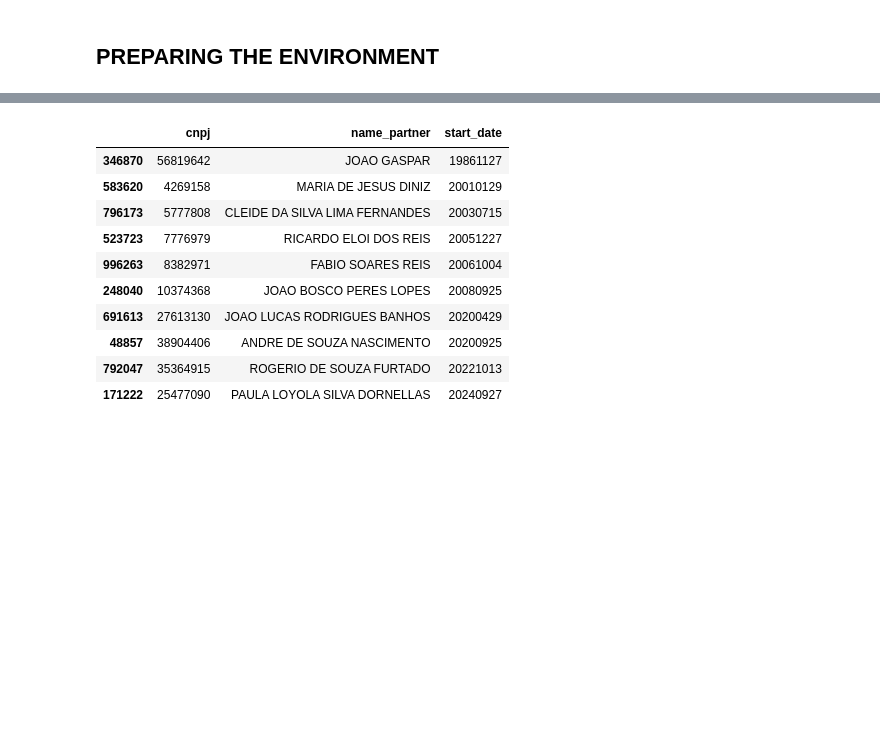
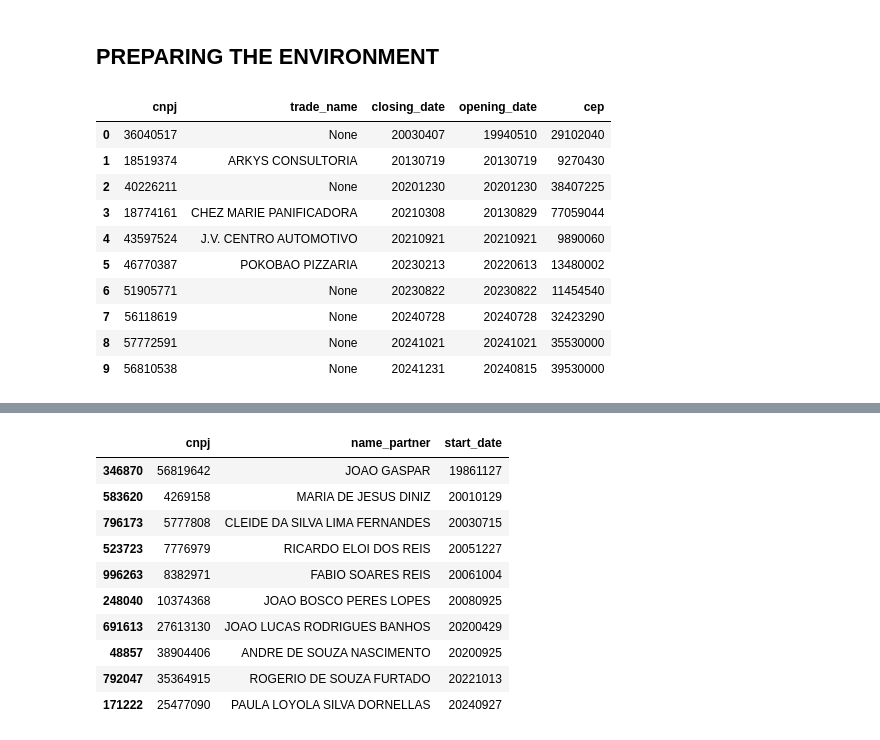
Before and after one commit to filipemedeiross/company_shareholder_based_clustering, a Jupyter notebook: notebooks/2. Bipartite Graph.ipynb, the cells around one changed output, grey strips where cells are left out. Cells and saved outputs as stored; diff of their text form; code cells hidden in the pictures; blank space fills up the shorter version.

```diff
--- a/notebooks/2. Bipartite Graph.ipynb
+++ b/notebooks/2. Bipartite Graph.ipynb
@@ -4,0 +13,45 @@
+# %%
+PARTNERS_PARQUET = '../data/parquet/partners.parquet'
+BUSINESS_PARQUET = '../data/parquet/business.parquet'
+# %%
+def get_sample_from_parquet(filename, n=10):
+    samples = []
+
+    with open(filename, mode='rb') as f:
+        pf   = ParquetFile(f)
+        idxs = sorted(random.sample(range(pf.count()), n))
+
+        current_row = 0
+        for rg in pf.iter_row_groups():
+            num_rows = len(rg)
+
+            local_indices = [
+                i - current_row
+                for i in idxs
+                if current_row <= i < current_row + num_rows
+            ]
+
+            if local_indices:
+                samples.append(rg.iloc[local_indices])
+
+            current_row += num_rows
+            if current_row > idxs[-1]:
+                break
+
+    return pd.concat(samples, ignore_index=True)
+
+
+sample = get_sample_from_parquet(BUSINESS_PARQUET)
+sample
+# %% [output]
+|  | cnpj | trade_name | closing_date | opening_date | cep |
+| 0 | 36040517 | None | 20030407 | 19940510 | 29102040 |
+| 1 | 18519374 | ARKYS CONSULTORIA | 20130719 | 20130719 | 9270430 |
+| 2 | 40226211 | None | 20201230 | 20201230 | 38407225 |
+| 3 | 18774161 | CHEZ MARIE PANIFICADORA | 20210308 | 20130829 | 77059044 |
+| 4 | 43597524 | J.V. CENTRO AUTOMOTIVO | 20210921 | 20210921 | 9890060 |
+| 5 | 46770387 | POKOBAO PIZZARIA | 20230213 | 20220613 | 13480002 |
+| 6 | 51905771 | None | 20230822 | 20230822 | 11454540 |
+| 7 | 56118619 | None | 20240728 | 20240728 | 32423290 |
+| 8 | 57772591 | None | 20241021 | 20241021 | 35530000 |
+| 9 | 56810538 | None | 20241231 | 20240815 | 39530000 |
```
Also changed, not shown: parts of 3 cells of this notebook, 1 other file.
